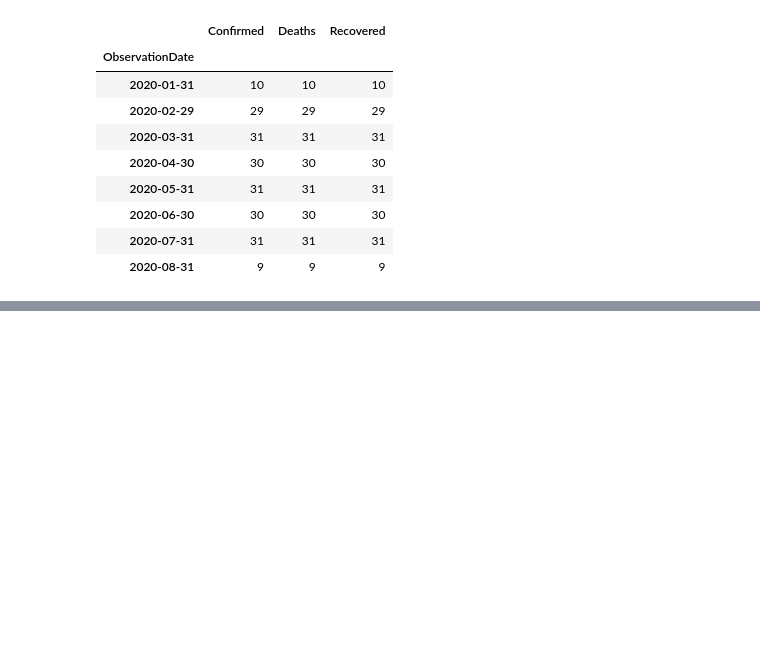
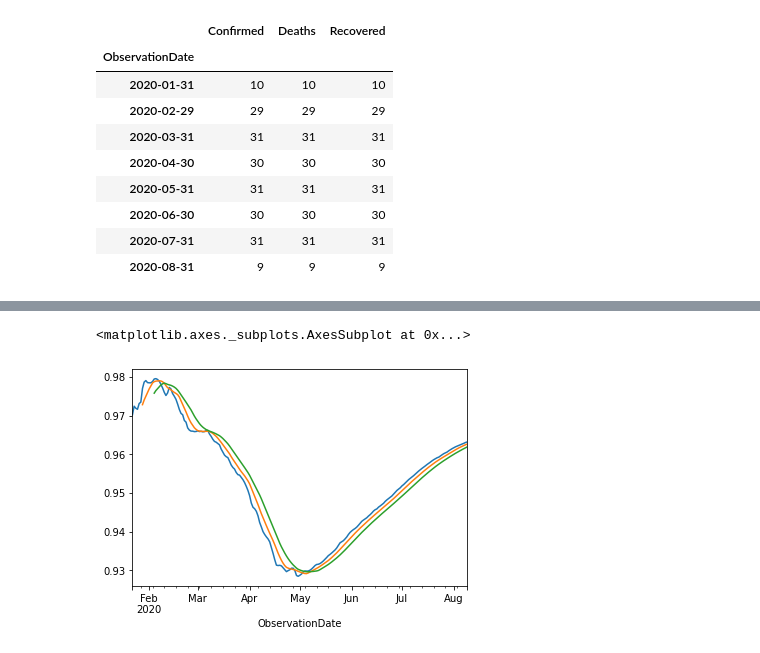
Before and after one commit to cristian-rincon/escuela-datascience, a Jupyter notebook: manipulacion_datos_pandas/13_datetime.ipynb, the cells around one changed output, grey strips where cells are left out. Cells and saved outputs as stored; diff of their text form; code cells hidden in the pictures; blank space fills up the shorter version.

```diff
--- a/manipulacion_datos_pandas/13_datetime.ipynb
+++ b/manipulacion_datos_pandas/13_datetime.ipynb
@@ -219,0 +310,7 @@ df_diff.resample('M').count()
+# %%
+sr.plot()
+sr.rolling(window=7).mean().plot()
+sr.rolling(window=14).mean().plot()
+# %% [output]
+<matplotlib.axes._subplots.AxesSubplot at 0x...>
+[figure, added]
```
Also changed, not shown: parts of 7 cells of this notebook.
